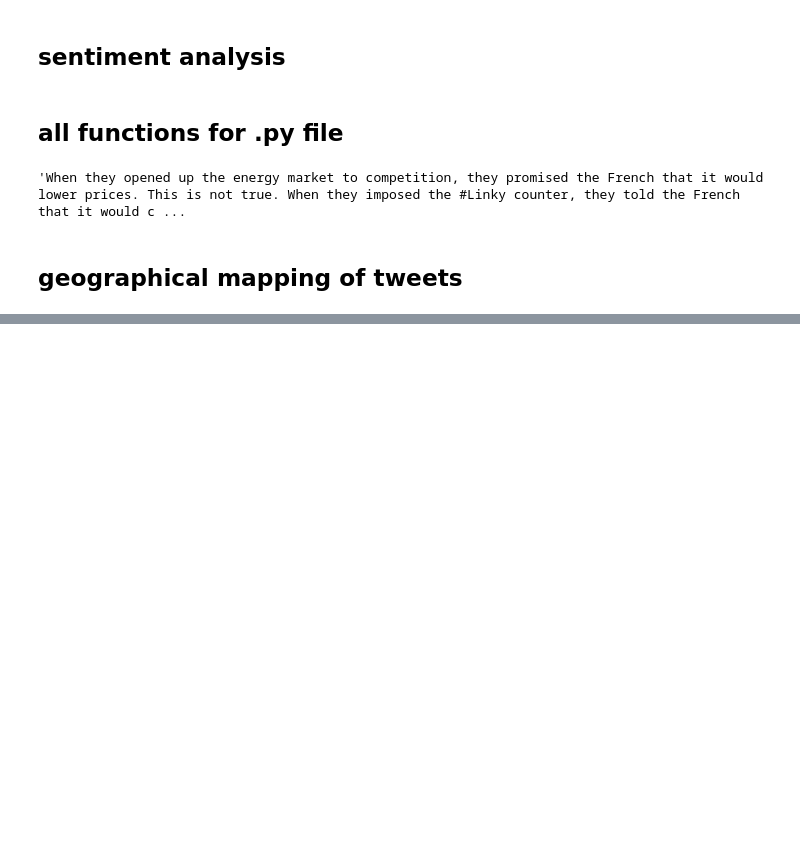
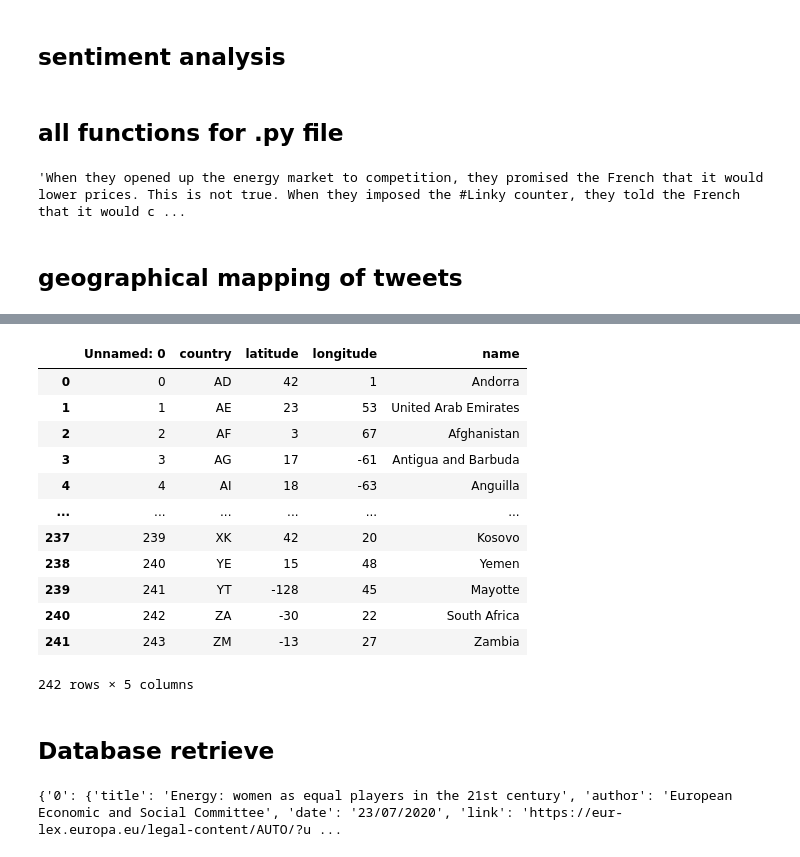
Before and after one commit to EstefaniaVB/LexAI, a Jupyter notebook: notebooks/twitterAPIday5.ipynb, the cells around one changed output, grey strips where cells are left out. Drawn from its saved outputs; the diff is of its cells as text; code cells hidden in the pictures; blank space fills up the shorter version.

```diff
--- a/notebooks/twitterAPIday5.ipynb
+++ b/notebooks/twitterAPIday5.ipynb
@@ -482,0 +594,19 @@ alt.Chart(countries).mark_geoshape(
+# %%
+cents_trunc = pd.read_csv('cents_trunc.csv')
+cents_trunc
+# %% [output]
+|  | Unnamed: 0 | country | latitude | longitude | name |
+| 0 | 0 | AD | 42 | 1 | Andorra |
+| 1 | 1 | AE | 23 | 53 | United Arab Emirates |
+| 2 | 2 | AF | 3 | 67 | Afghanistan |
+| 3 | 3 | AG | 17 | -61 | Antigua and Barbuda |
+| 4 | 4 | AI | 18 | -63 | Anguilla |
+| ... | ... | ... | ... | ... | ... |
+| 237 | 239 | XK | 42 | 20 | Kosovo |
+| 238 | 240 | YE | 15 | 48 | Yemen |
+| 239 | 241 | YT | -128 | 45 | Mayotte |
+| 240 | 242 | ZA | -30 | 22 | South Africa |
+| 241 | 243 | ZM | -13 | 27 | Zambia |
+242 rows × 5 columns
+# %% [markdown]
+## Database retrieve
@@ -482,0 +624,4 @@ alt.Chart(countries).mark_geoshape(
+# %%
+print(response)
+# %% [output]
+{'0': {'title': 'Energy: women as equal players in the 21st century', 'author': 'European Economic and Social Committee', 'date': '23/07/2020', 'link': 'https://eur-lex.europa.eu/legal-content/AUTO/?u ...
```
Also changed, not shown: parts of 16 cells of this notebook, 6 other files.
